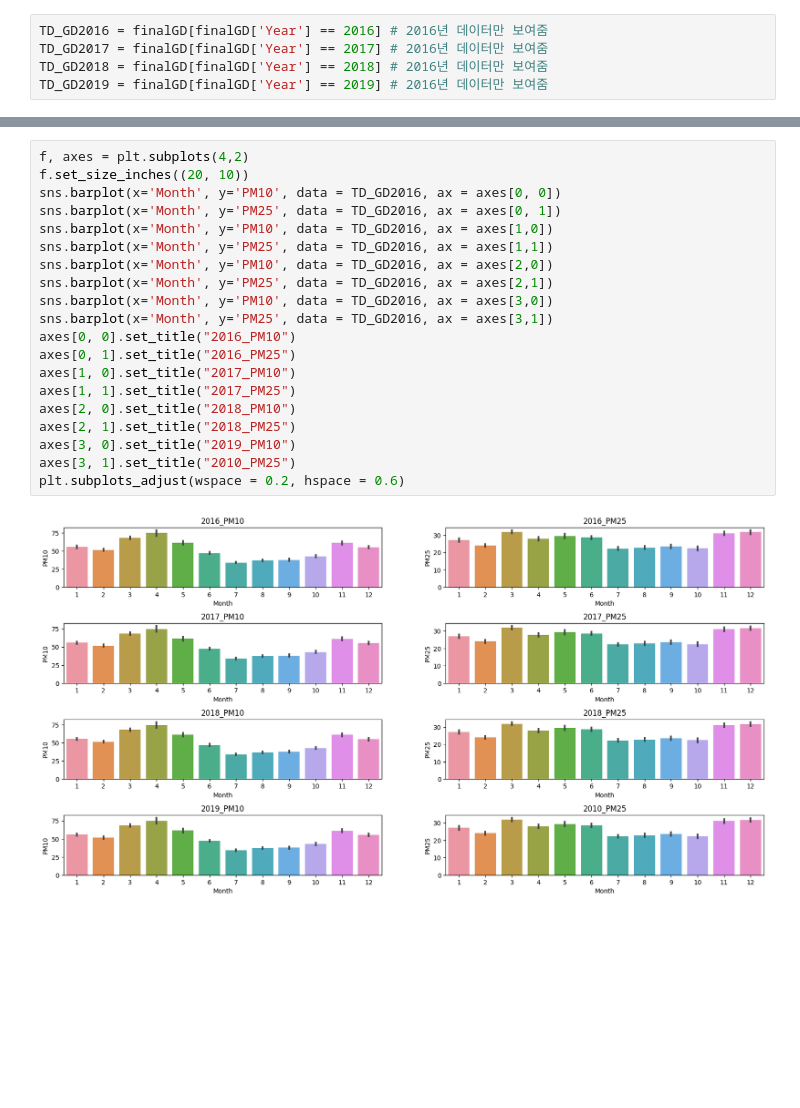
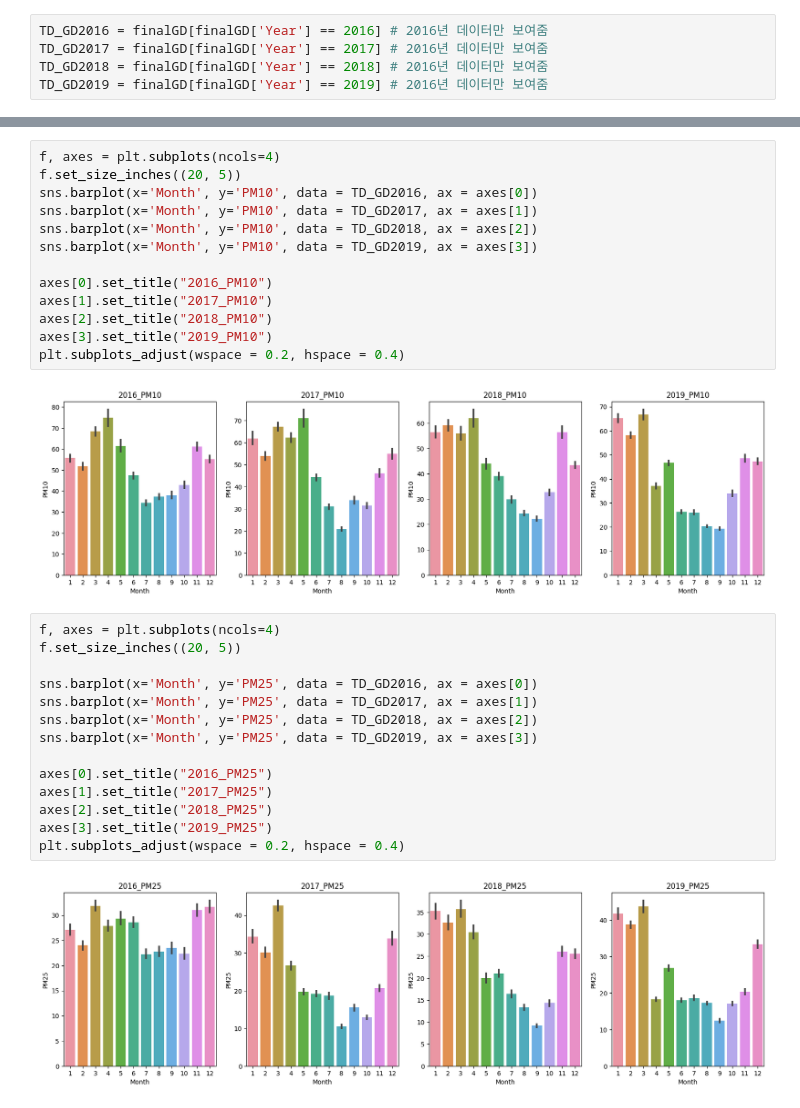
Before and after one commit to yongjuncho123/dust, a Jupyter notebook: Dust_Job02_EDA_ipynb.ipynb, the cells around one changed output, grey strips where cells are left out. Drawn from its saved outputs; the diff is of its cells as text; blank space fills up the shorter version.

```diff
--- a/Dust_Job02_EDA_ipynb.ipynb
+++ b/Dust_Job02_EDA_ipynb.ipynb
@@ -90,22 +199,31 @@ plt.show()
+# %%
+f, axes = plt.subplots(ncols=4)
+f.set_size_inches((20, 5))
+sns.barplot(x='Month', y='PM10', data = TD_GD2016, ax = axes[0])
+sns.barplot(x='Month', y='PM10', data = TD_GD2017, ax = axes[1])
+sns.barplot(x='Month', y='PM10', data = TD_GD2018, ax = axes[2])
+sns.barplot(x='Month', y='PM10', data = TD_GD2019, ax = axes[3])
+
+axes[0].set_title("2016_PM10")
+axes[1].set_title("2017_PM10")
+axes[2].set_title("2018_PM10")
+axes[3].set_title("2019_PM10")
+plt.subplots_adjust(wspace = 0.2, hspace = 0.4)
+# %% [output]
+[figure, added]
 # %%
-f, axes = plt.subplots(4,2)
-f.set_size_inches((20, 10))
-sns.barplot(x='Month', y='PM10', data = TD_GD2016, ax = axes[0, 0])
-sns.barplot(x='Month', y='PM25', data = TD_GD2016, ax = axes[0, 1])
-sns.barplot(x='Month', y='PM10', data = TD_GD2016, ax = axes[1,0])
-sns.barplot(x='Month', y='PM25', data = TD_GD2016, ax = axes[1,1])
-sns.barplot(x='Month', y='PM10', data = TD_GD2016, ax = axes[2,0])
-sns.barplot(x='Month', y='PM25', data = TD_GD2016, ax = axes[2,1])
-sns.barplot(x='Month', y='PM10', data = TD_GD2016, ax = axes[3,0])
-sns.barplot(x='Month', y='PM25', data = TD_GD2016, ax = axes[3,1])
-axes[0, 0].set_title("2016_PM10")
-axes[0, 1].set_title("2016_PM25")
-axes[1, 0].set_title("2017_PM10")
-axes[1, 1].set_title("2017_PM25")
-axes[2, 0].set_title("2018_PM10")
-axes[2, 1].set_title("2018_PM25")
-axes[3, 0].set_title("2019_PM10")
-axes[3, 1].set_title("2010_PM25")
-plt.subplots_adjust(wspace = 0.2, hspace = 0.6)
+f, axes = plt.subplots(ncols=4)
+f.set_size_inches((20, 5))
+
+sns.barplot(x='Month', y='PM25', data = TD_GD2016, ax = axes[0])
+sns.barplot(x='Month', y='PM25', data = TD_GD2017, ax = axes[1])
+sns.barplot(x='Month', y='PM25', data = TD_GD2018, ax = axes[2])
+sns.barplot(x='Month', y='PM25', data = TD_GD2019, ax = axes[3])
+
+axes[0].set_title("2016_PM25")
+axes[1].set_title("2017_PM25")
+axes[2].set_title("2018_PM25")
+axes[3].set_title("2019_PM25")
+plt.subplots_adjust(wspace = 0.2, hspace = 0.4)
 # %% [output]
-[figure, old version]
+[figure, new version]
```
Also changed, not shown: parts of 10 cells of this notebook.
